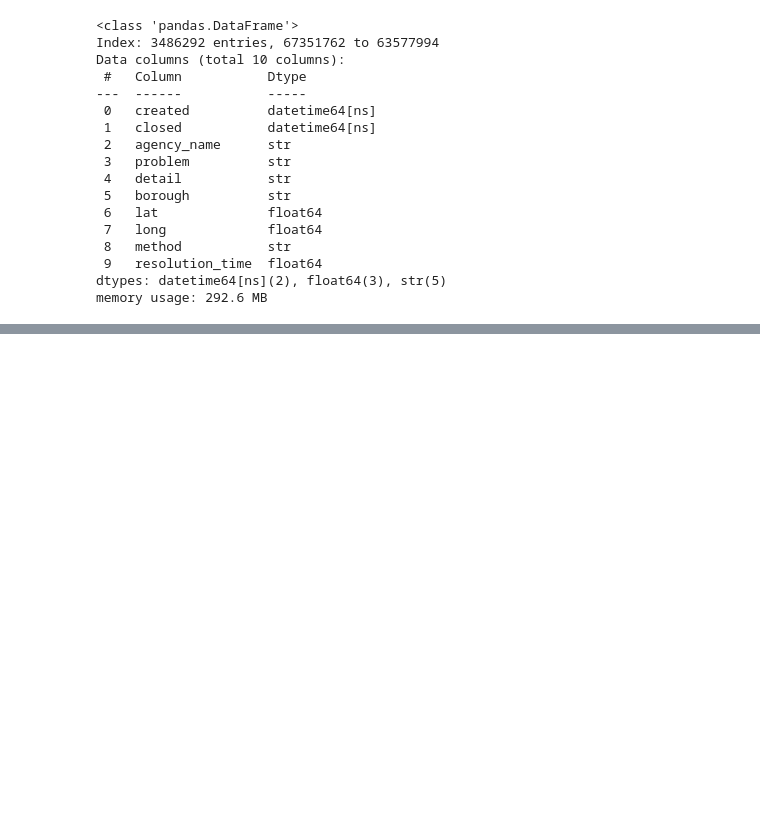
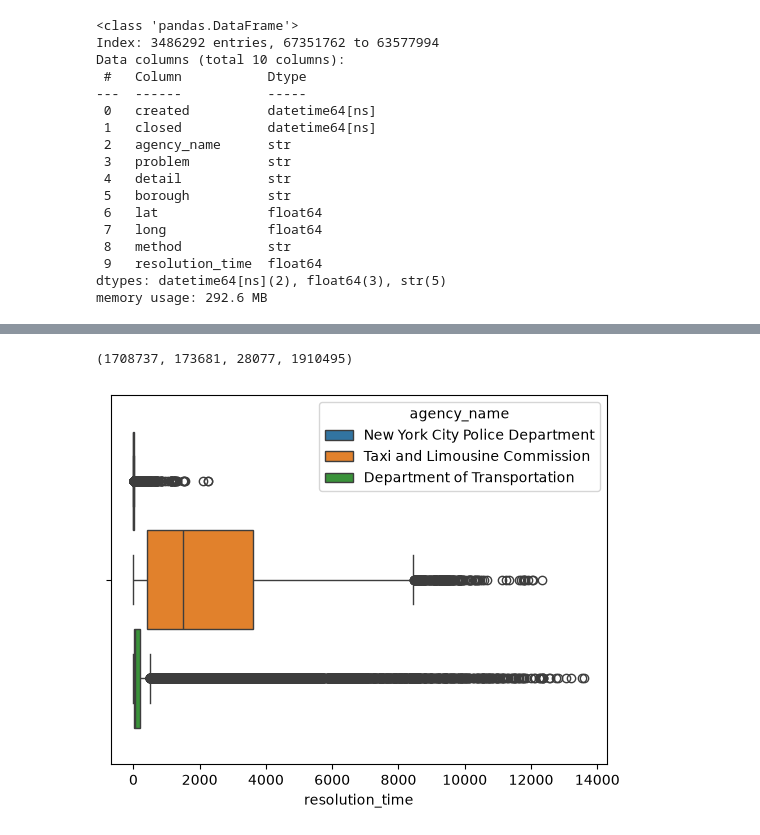
Before and after one commit to luisjaco/nyc-311, a Jupyter notebook: notebooks/exploratory_data_analysis.ipynb, the cells around one changed output, grey strips where cells are left out. Cells and saved outputs as stored; diff of their text form; code cells hidden in the pictures; blank space fills up the shorter version.

```diff
--- a/notebooks/exploratory_data_analysis.ipynb
+++ b/notebooks/exploratory_data_analysis.ipynb
@@ -79,9 +73,6 @@ sparsity.
 df['c_day'] = df['created'].dt.day
 df['c_hour'] = df['created'].dt.hour
 df['c_month'] = df['created'].dt.month
-# %%
-# problem + detail
-df['full_problem'] = df['problem'].str.cat(df['detail'], sep=': ', na_rep='')
 # %%
 df.describe(include='all')
 # %% [output]
@@ -99,0 +179,23 @@ df.describe(include='all')
+# %%
+# create datasets
+
+nypd = df[df.agency_name == 'New York City Police Department']
+dot = df[df.agency_name == 'Department of Transportation']
+tlc = df[df.agency_name == 'Taxi and Limousine Commission']
+
+agencies = df[df.agency_name.isin(['New York City Police Department', 'Department of Transportation', 'Taxi and Limousine Commission'])]
+len(nypd), len(dot), len(tlc), len(agencies)
+# %% [output]
+(1708737, 173681, 28077, 1910495)
+# %%
+# plot time_resolution distributions
+
+# _, axes = plt.subplots(nrows=1, ncols=4, figsize=(24, 6))
+
+# all three as boxplot
+sns.boxplot(data=agencies, x='resolution_time', hue='agency_name', showfliers=True, )
+# axes[0].set(title='Time Resolution By Agency', xlabel='Time Resolution', ylabel='Agency')
+
+plt.show()
+# %% [output]
+[figure, added]
```
Also changed, not shown: parts of 8 cells of this notebook.
